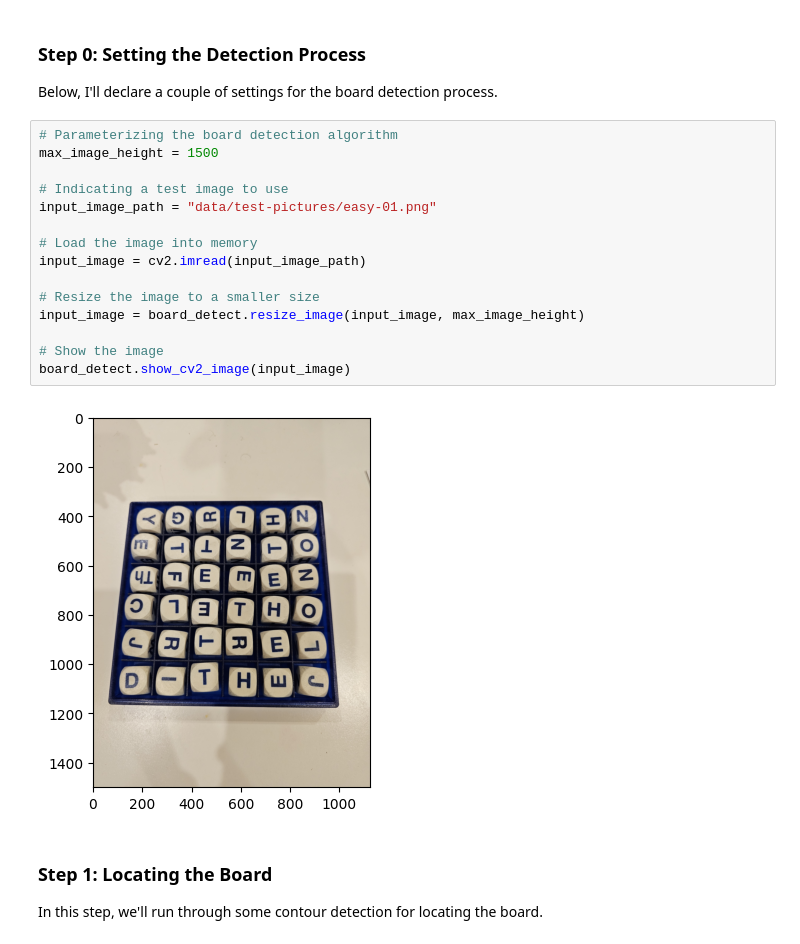
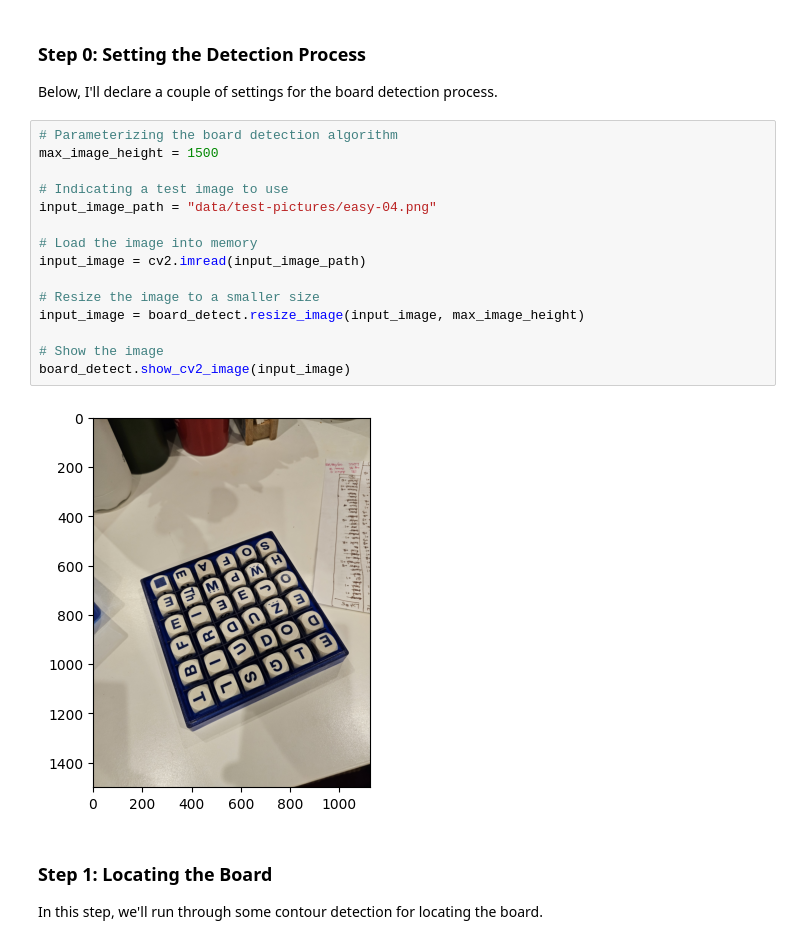
Before and after one commit to trevbook/boggle-vision, a Jupyter notebook: boggle-vision-prototyping/notebooks/03. Finalizing Board Detection.ipynb, the cells around one changed output. Saved outputs shown, nothing was run; the diff lists cells and outputs as text.

```diff
--- a/boggle-vision-prototyping/notebooks/03. Finalizing Board Detection.ipynb
+++ b/boggle-vision-prototyping/notebooks/03. Finalizing Board Detection.ipynb
@@ -71,20 +75,20 @@ Below, I'll declare a couple of settings for the board detection process.
 # %%
 # Parameterizing the board detection algorithm
 max_image_height = 1500
 
 # Indicating a test image to use
-input_image_path = "data/test-pictures/easy-01.png"
+input_image_path = "data/test-pictures/easy-04.png"
 
 # Load the image into memory
 input_image = cv2.imread(input_image_path)
 
 # Resize the image to a smaller size
 input_image = board_detect.resize_image(input_image, max_image_height)
 
 # Show the image
 board_detect.show_cv2_image(input_image)
 # %% [output]
-[figure, old version]
+[figure, new version]
 # %% [markdown]
 ### **Step 1:** Locating the Board
 
```
Also changed, not shown: parts of 12 cells of this notebook, 7 other files.
